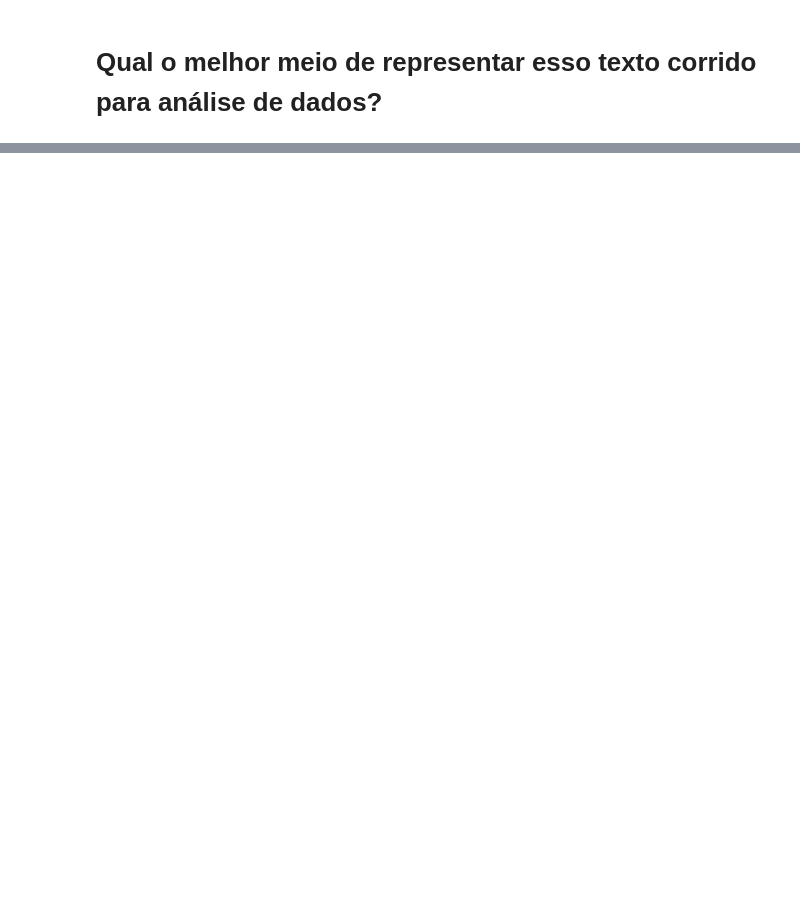
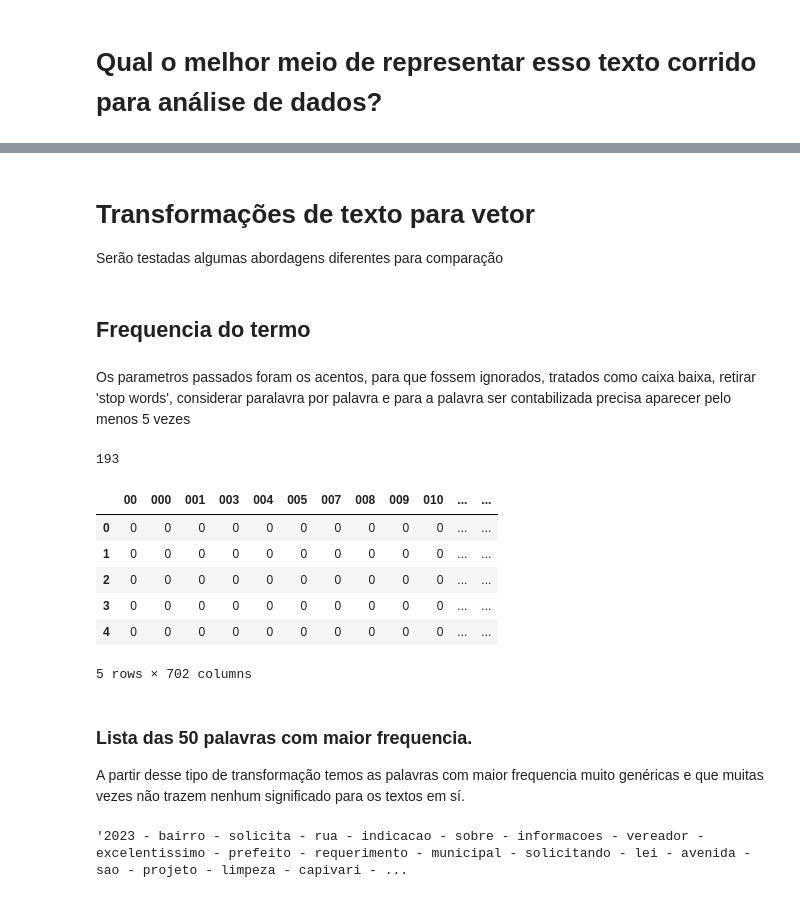
Before and after one commit to leoferro/analise_textual_capivari, a Jupyter notebook: Transformacao.ipynb, the cells around one changed output, grey strips where cells are left out. Saved outputs shown, nothing was run; the diff lists cells and outputs as text; code cells hidden in the pictures; blank space fills up the shorter version.

```diff
--- a/Transformacao.ipynb
+++ b/Transformacao.ipynb
@@ -5,3 +7,12 @@ import pandas as pd
 import numpy as np
 
 import re
+
+from sklearn.feature_extraction.text import CountVectorizer, TfidfVectorizer
+
+from nltk.corpus import stopwords
+import nltk
+
+nltk.download('stopwords')
+
+pd.set_option('display.max_colwidth', None)
@@ -8,5 +24,5 @@ import re
 # %%
-df = pd.read_csv('https://raw.githubusercontent.com/leoferro/analise_textual_capivari/main/raw_data.csv')
+df = pd.read_csv('https://raw.githubusercontent.com/leoferro/analise_textual_capivari/main/data/raw_data.csv')
 # %%
 df.head()
 # %% [output]
@@ -48,0 +35,39 @@ Name: Assunto, Length: 1500, dtype: object
+# %% [markdown]
+# Transformações de texto para vetor
+
+Serão testadas algumas abordagens diferentes para comparação
+# %% [markdown]
+## Frequencia do termo
+# %% [markdown]
+Os parametros passados foram os acentos, para que fossem ignorados, tratados como caixa baixa, retirar 'stop words', considerar paralavra por palavra e para a palavra ser contabilizada precisa aparecer pelo menos 5 vezes
+# %%
+cv = CountVectorizer(
+    strip_accents='ascii',
+    lowercase=True,
+    stop_words = stopwords.words('portuguese'),
+    ngram_range=(1,1),
+    min_df=5
+).fit(df.Assunto)
+# %%
+cv.vocabulary_.get('cpfl')
+# %% [output]
+193
+# %%
+out = pd.DataFrame(cv.transform(df.Assunto).toarray(), columns = cv.get_feature_names_out())
+out.head()
+# %% [output]
+|  | 00 | 000 | 001 | 003 | 004 | 005 | 007 | 008 | 009 | 010 | ... | ... |
+| 0 | 0 | 0 | 0 | 0 | 0 | 0 | 0 | 0 | 0 | 0 | ... | ... |
+| 1 | 0 | 0 | 0 | 0 | 0 | 0 | 0 | 0 | 0 | 0 | ... | ... |
+| 2 | 0 | 0 | 0 | 0 | 0 | 0 | 0 | 0 | 0 | 0 | ... | ... |
+| 3 | 0 | 0 | 0 | 0 | 0 | 0 | 0 | 0 | 0 | 0 | ... | ... |
+| 4 | 0 | 0 | 0 | 0 | 0 | 0 | 0 | 0 | 0 | 0 | ... | ... |
+5 rows × 702 columns
+# %% [markdown]
+### Lista das 50 palavras com maior frequencia.
+
+A partir desse tipo de transformação temos as palavras com maior frequencia muito genéricas e que muitas vezes não trazem nenhum significado para os textos em sí.
+# %%
+" - ".join(pd.DataFrame(out.sum().sort_values(ascending=False)).head(50).index.to_list())
+# %% [output]
+'2023 - bairro - solicita - rua - indicacao - sobre - informacoes - vereador - excelentissimo - prefeito - requerimento - municipal - solicitando - lei - avenida - sao - projeto - limpeza - capivari - ...
```
Also changed, not shown: parts of 12 cells of this notebook.
